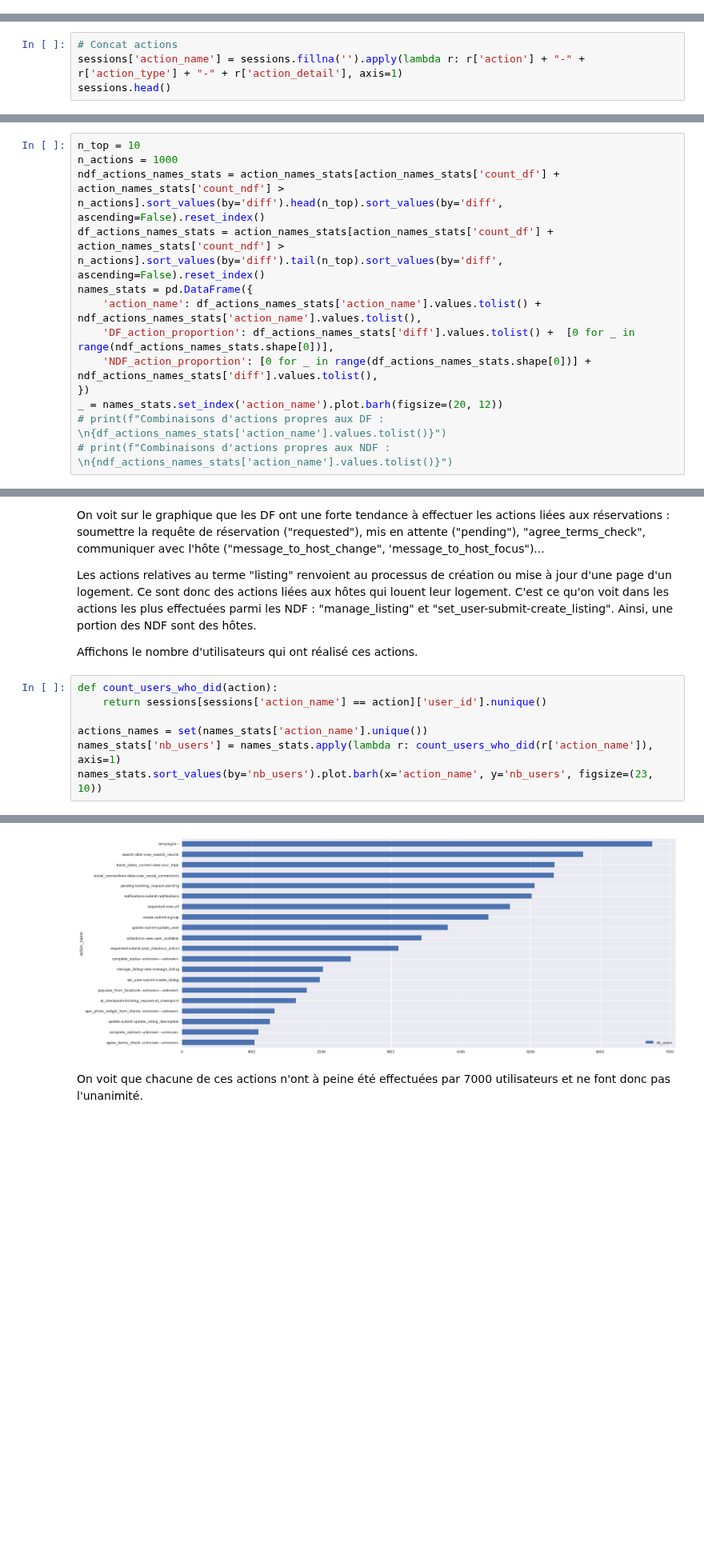
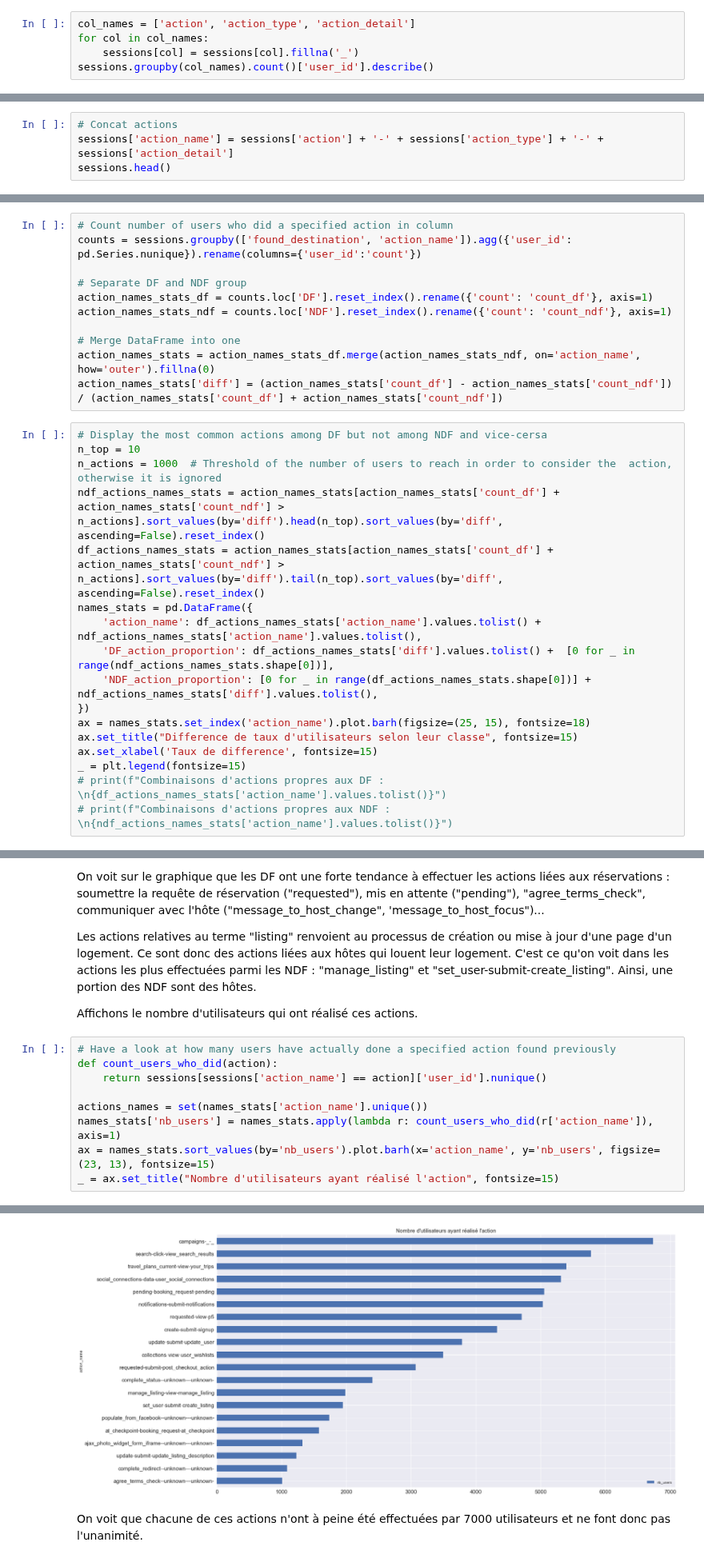
Before and after one commit to vesran/BookerGuess, a Jupyter notebook: _3_analyse_des_sessions.ipynb, the cells around one changed output, grey strips where cells are left out. Shown at 80% size. Cells and saved outputs as stored; diff of their text form; blank space fills up the shorter version.

Commit message:
optimize df & clean plots

```diff
--- a/_3_analyse_des_sessions.ipynb
+++ b/_3_analyse_des_sessions.ipynb
@@ -102,0 +92,5 @@ Name: user_id, dtype: float64
+# %%
+col_names = ['action', 'action_type', 'action_detail']
+for col in col_names:
+    sessions[col] = sessions[col].fillna('_')
+sessions.groupby(col_names).count()['user_id'].describe()
@@ -106,7 +110,7 @@ On compte près de 389 actions différentes. Une action a été effectuée plus
 On va récupérer les actions (colonnes "action" + "action_type" + "action_detail") les plus présentes chez les DF puis chez les NDF.
 # %%
 # Concat actions
-sessions['action_name'] = sessions.fillna('').apply(lambda r: r['action'] + "-" +  r['action_type'] + "-" + r['action_detail'], axis=1)
+sessions['action_name'] = sessions['action'] + '-' + sessions['action_type'] + '-' + sessions['action_detail']
 sessions.head()
 # %% [output]
 |  | user_id | action | action_type | action_detail | device_type | secs_elapsed | found_destination | ... |
@@ -152,6 +122,18 @@ action_names_stats['diff'] = (action_names_stats['count_df'] - action_names_stat
+# %%
+# Count number of users who did a specified action in column
+counts = sessions.groupby(['found_destination', 'action_name']).agg({'user_id': pd.Series.nunique}).rename(columns={'user_id':'count'})
+
+# Separate DF and NDF group
+action_names_stats_df = counts.loc['DF'].reset_index().rename({'count': 'count_df'}, axis=1)
+action_names_stats_ndf = counts.loc['NDF'].reset_index().rename({'count': 'count_ndf'}, axis=1)
+
+# Merge DataFrame into one
+action_names_stats = action_names_stats_df.merge(action_names_stats_ndf, on='action_name', how='outer').fillna(0)
+action_names_stats['diff'] = (action_names_stats['count_df'] - action_names_stats['count_ndf']) / (action_names_stats['count_df'] + action_names_stats['count_ndf'])
 # %%
+# Display the most common actions among DF but not among NDF and vice-cersa
 n_top = 10
-n_actions = 1000
+n_actions = 1000  # Threshold of the number of users to reach in order to consider the  action, otherwise it is ignored
 ndf_actions_names_stats = action_names_stats[action_names_stats['count_df'] + action_names_stats['count_ndf'] > n_actions].sort_values(by='diff').head(n_top).sort_values(by='diff', ascending=False).reset_index()
 df_actions_names_stats = action_names_stats[action_names_stats['count_df'] + action_names_stats['count_ndf'] > n_actions].sort_values(by='diff').tail(n_top).sort_values(by='diff', ascending=False).reset_index()
 names_stats = pd.DataFrame({
@@ -159,7 +141,10 @@ names_stats = pd.DataFrame({
     'DF_action_proportion': df_actions_names_stats['diff'].values.tolist() +  [0 for _ in range(ndf_actions_names_stats.shape[0])],
     'NDF_action_proportion': [0 for _ in range(df_actions_names_stats.shape[0])] + ndf_actions_names_stats['diff'].values.tolist(),
 })
-_ = names_stats.set_index('action_name').plot.barh(figsize=(20, 12))
+ax = names_stats.set_index('action_name').plot.barh(figsize=(25, 15), fontsize=18)
+ax.set_title("Difference de taux d'utilisateurs selon leur classe", fontsize=15)
+ax.set_xlabel('Taux de difference', fontsize=15)
+_ = plt.legend(fontsize=15)
 # print(f"Combinaisons d'actions propres aux DF : \n{df_actions_names_stats['action_name'].values.tolist()}")
 # print(f"Combinaisons d'actions propres aux NDF : \n{ndf_actions_names_stats['action_name'].values.tolist()}")
 # %% [output]
@@ -173,10 +158,12 @@ Les actions relatives au terme "listing" renvoient au processus de création ou
 
 Affichons le nombre d'utilisateurs qui ont réalisé ces actions.
 # %%
+# Have a look at how many users have actually done a specified action found previously
 def count_users_who_did(action):
     return sessions[sessions['action_name'] == action]['user_id'].nunique()
 
 actions_names = set(names_stats['action_name'].unique())
 names_stats['nb_users'] = names_stats.apply(lambda r: count_users_who_did(r['action_name']), axis=1)
-names_stats.sort_values(by='nb_users').plot.barh(x='action_name', y='nb_users', figsize=(23, 10))
+ax = names_stats.sort_values(by='nb_users').plot.barh(x='action_name', y='nb_users', figsize=(23, 13), fontsize=15)
+_ = ax.set_title("Nombre d'utilisateurs ayant réalisé l'action", fontsize=15)
 # %% [output]
@@ -184,3 +170,3 @@ names_stats.sort_values(by='nb_users').plot.barh(x='action_name', y='nb_users',
-[figure, old version]
+[figure, new version]
 # %% [markdown]
 On voit que chacune de ces actions n'ont à peine été effectuées par 7000 utilisateurs et ne font donc pas l'unanimité.
```
Also changed, not shown: parts of 16 cells of this notebook.
